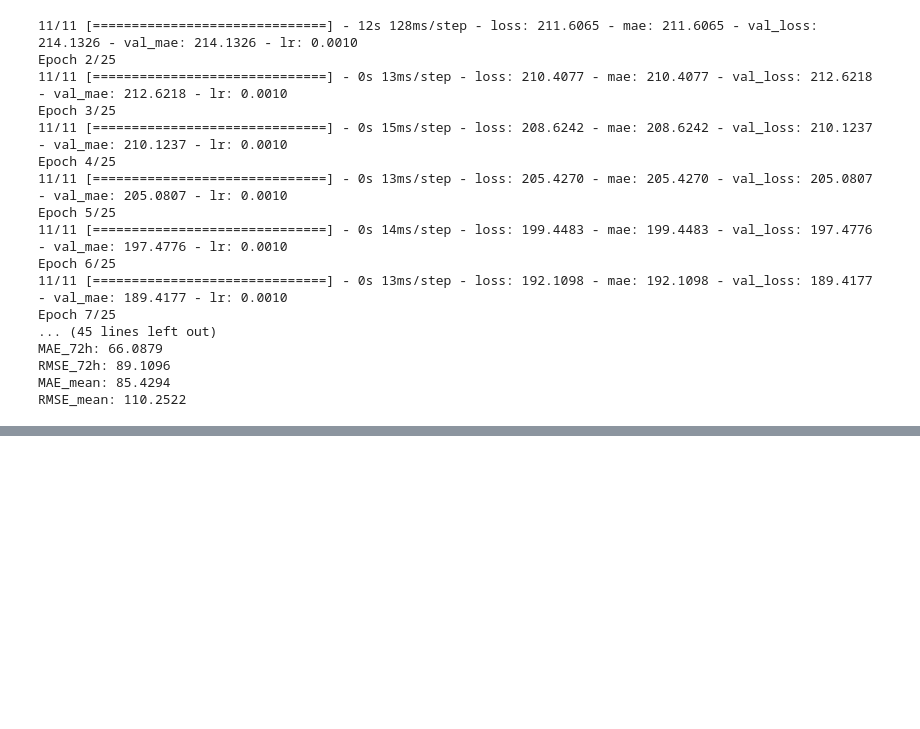
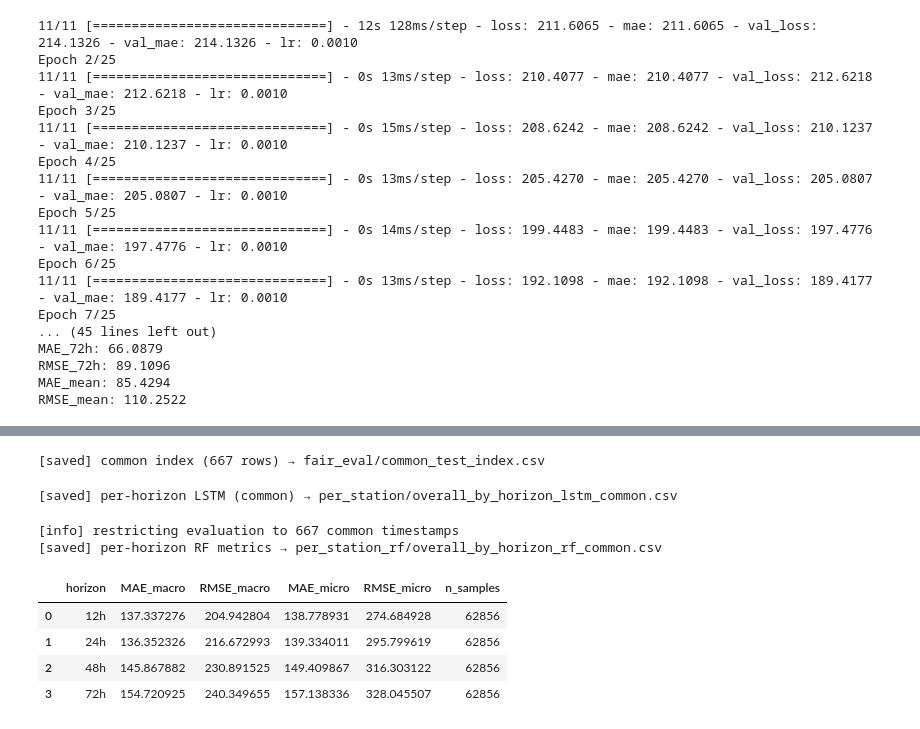
Before and after one commit to RichelCode/EV-Charging-Analysis, a Jupyter notebook: Conference Presentation.ipynb, the cells around one changed output, grey strips where cells are left out. Saved outputs shown, nothing was run; the diff lists cells and outputs as text; code cells hidden in the pictures; blank space fills up the shorter version.

```diff
--- a/Conference Presentation.ipynb
+++ b/Conference Presentation.ipynb
@@ -895,0 +3051,66 @@ gc.collect()
+# %%
+import os, pandas as pd
+
+def build_common_test_index(model_dirs, out_csv="fair_eval/common_test_index.csv"):
+    os.makedirs("fair_eval", exist_ok=True)
+    sets = []
+    for base in model_dirs:
+        ts = set()
+        if not os.path.exists(base):
+            continue
+        for s in os.listdir(base):
+            f = os.path.join(base, s, "preds_test.csv")
+            if os.path.exists(f):
+                dfp = pd.read_csv(f, index_col=0)
+                ts.update(dfp.index.astype(str).tolist())
+        if ts:
+            sets.append(ts)
+    common = sorted(set.intersection(*sets))
+    pd.DataFrame({"timestamp": common}).to_csv(out_csv, index=False)
+    print(f"[saved] common index ({len(common)} rows) → {out_csv}")
+    return out_csv
+
+common_csv = build_common_test_index(
+    ["per_station", "per_station_rf", "per_station_ridge"]
+)
+# %% [output]
+[saved] common index (667 rows) → fair_eval/common_test_index.csv
+# %%
+def compute_overall_by_horizon_lstm_common(base_dir="per_station", horizons=[12,24,48,72], common_csv="fair_eval/common_test_index.csv"):
+    import numpy as np, pandas as pd, os
+    common = set(pd.read_csv(common_csv)["timestamp"].astype(str))
+    macro = {h: {"mae":[], "rmse":[]} for h in horizons}
+    micro_abs = {h:[] for h in horizons}; micro_sq = {h:[] for h in horizons}; micro_n={h:0 for h in horizons}
+    for s in os.listdir(base_dir):
+        f = os.path.join(base_dir, s, "preds_test.csv")
+        if not os.path.exists(f): continue
+        pdf = pd.read_csv(f, index_col=0); pdf.index = pdf.index.astype(str)
+        pdf = pdf.loc[pdf.index.isin(common)]
+        if pdf.empty: continue
+        for h in horizons:
+            ytrue = f"ytrue_y_{h}h"; ypred = f"ypred_y_{h}h"
+            if ytrue not in pdf or ypred not in pdf: continue
+            y = pdf[ytrue].values.astype(float); yhat = pdf[ypred].values.astype(float)
+            err = y - yhat
+            mae = np.abs(err).mean(); rmse = np.sqrt((err**2).mean())
+            macro[h]["mae"].append(mae); macro[h]["rmse"].append(rmse)
+            micro_abs[h].append(np.abs(err)); micro_sq[h].append(err**2); micro_n[h]+=len(err)
+    rows=[]
+    for h in horizons:
+        mae_macro = float(np.mean(macro[h]["mae"])) if macro[h]["mae"] else np.nan
+        rmse_macro= float(np.mean(macro[h]["rmse"])) if macro[h]["rmse"] else np.nan
+        if micro_abs[h]:
+            import numpy as np
+            abs_all=np.concatenate(micro_abs[h]); sq_all=np.concatenate(micro_sq[h])
+            mae_micro=float(abs_all.mean()); rmse_micro=float(np.sqrt(sq_all.mean())); n=int(micro_n[h])
+        else:
+            mae_micro=rmse_micro=np.nan; n=0
+        rows.append({"horizon":f"{h}h","MAE_macro":mae_macro,"RMSE_macro":rmse_macro,"MAE_micro":mae_micro,"RMSE_micro":rmse_micro,"n_samples":n})
+    out = pd.DataFrame(rows)
+    out.to_csv(os.path.join(base_dir,"overall_by_horizon_lstm_common.csv"), index=False)
+    print("[saved] per-horizon LSTM (common) →", os.path.join(base_dir,"overall_by_horizon_lstm_common.csv"))
+    return out
+
+lstm_common = compute_overall_by_horizon_lstm_common()
+# %% [output]
+[saved] per-horizon LSTM (common) → per_station/overall_by_horizon_lstm_common.csv
@@ -895,0 +3189,14 @@ gc.collect()
+# %%
+rf_common = compute_overall_by_horizon_rf(
+    use_common_index=True,
+    common_index_path="fair_eval/common_test_index.csv"
+)
+display(rf_common)
+# %% [output]
+[info] restricting evaluation to 667 common timestamps
+[saved] per-horizon RF metrics → per_station_rf/overall_by_horizon_rf_common.csv
+|  | horizon | MAE_macro | RMSE_macro | MAE_micro | RMSE_micro | n_samples |
+| 0 | 12h | 137.337276 | 204.942804 | 138.778931 | 274.684928 | 62856 |
+| 1 | 24h | 136.352326 | 216.672993 | 139.334011 | 295.799619 | 62856 |
+| 2 | 48h | 145.867882 | 230.891525 | 149.409867 | 316.303122 | 62856 |
+| 3 | 72h | 154.720925 | 240.349655 | 157.138336 | 328.045507 | 62856 |
```
Also changed, not shown: parts of 21 cells of this notebook.
